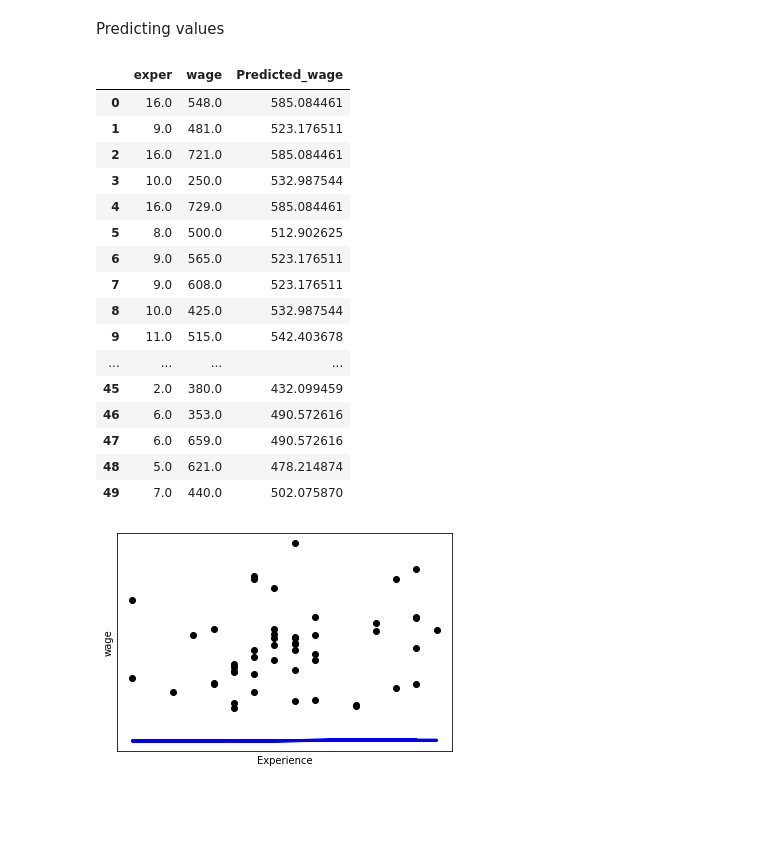
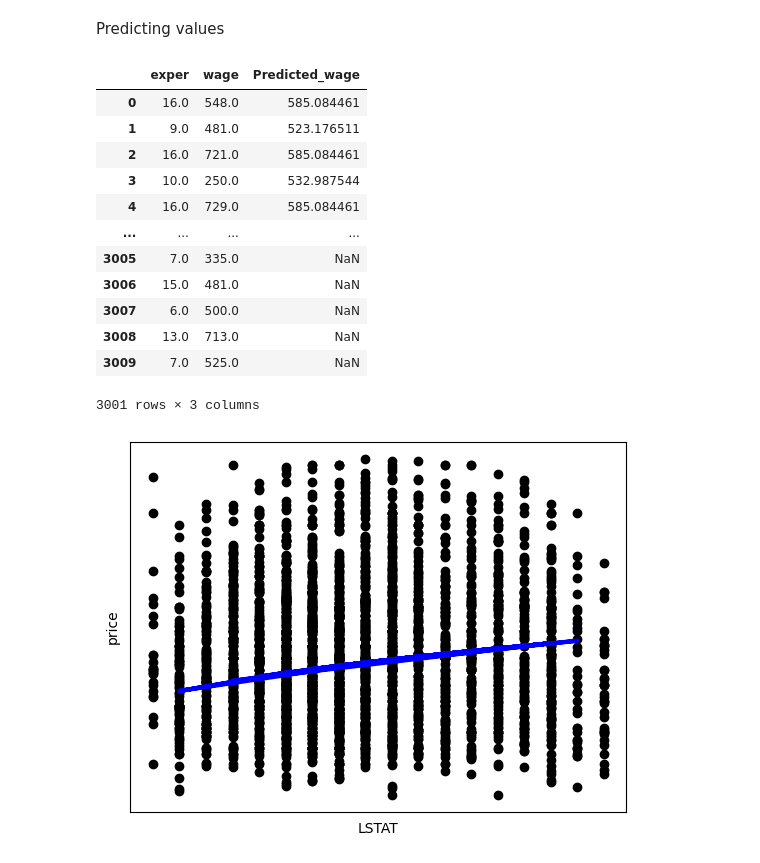
Before and after one commit to Blak1908/Predict_wage, a Jupyter notebook: Project/OLS_Project_visualize_data_data.ipynb, the cells around one changed output. Saved outputs shown, nothing was run; the diff lists cells and outputs as text; code cells hidden in the pictures; blank space fills up the shorter version.

```diff
--- a/Project/OLS_Project_visualize_data_data.ipynb
+++ b/Project/OLS_Project_visualize_data_data.ipynb
@@ -433,8 +433,8 @@ Predicting values
 # %%
 # first model results without any transformation
 predicted2 = pd.DataFrame()
-predicted2['exper'] = df['exper'][:50]
-predicted2['wage']= df['wage'][:50]
+predicted2['exper'] = df['exper']
+predicted2['wage']= df['wage']
 predicted2['Predicted_wage'] = pd.DataFrame(np.square(model1.predict(df['exper'][:50])))
 predicted2
 # %% [output]
@@ -444,24 +444,20 @@ predicted2
 | 2 | 16.0 | 721.0 | 585.084461 |
 | 3 | 10.0 | 250.0 | 532.987544 |
 | 4 | 16.0 | 729.0 | 585.084461 |
-| 5 | 8.0 | 500.0 | 512.902625 |
-| 6 | 9.0 | 565.0 | 523.176511 |
-| 7 | 9.0 | 608.0 | 523.176511 |
-| 8 | 10.0 | 425.0 | 532.987544 |
-| 9 | 11.0 | 515.0 | 542.403678 |
 | ... | ... | ... | ... |
-| 45 | 2.0 | 380.0 | 432.099459 |
-| 46 | 6.0 | 353.0 | 490.572616 |
-| 47 | 6.0 | 659.0 | 490.572616 |
-| 48 | 5.0 | 621.0 | 478.214874 |
-| 49 | 7.0 | 440.0 | 502.075870 |
+| 3005 | 7.0 | 335.0 | NaN |
+| 3006 | 15.0 | 481.0 | NaN |
+| 3007 | 6.0 | 500.0 | NaN |
+| 3008 | 13.0 | 713.0 | NaN |
+| 3009 | 7.0 | 525.0 | NaN |
+3001 rows × 3 columns
 # %%
-plt.scatter(df['exper'][:50], df['wage'][:50],  color='black')
-plt.plot(df['exper'][:50], predicted2['Predicted_wage'], color='blue', linewidth=3)
+plt.scatter(predicted2['exper'], predicted2['wage'],  color='black')
+plt.plot(predicted2['exper'], predicted2['Predicted_wage'], color='blue', linewidth=3)
 plt.xticks(())
 plt.yticks(())
-plt.xlabel('Experience')
-plt.ylabel('wage')
+plt.xlabel('LSTAT')
+plt.ylabel('price')
 plt.show()
 # %% [output]
-[figure, old version]
+[figure, new version]
```
Also changed, not shown: parts of 15 cells of this notebook, 3 other files.
